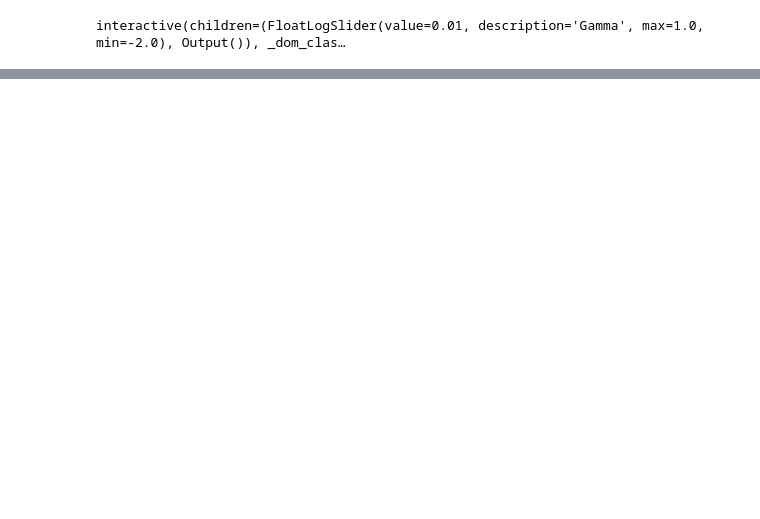
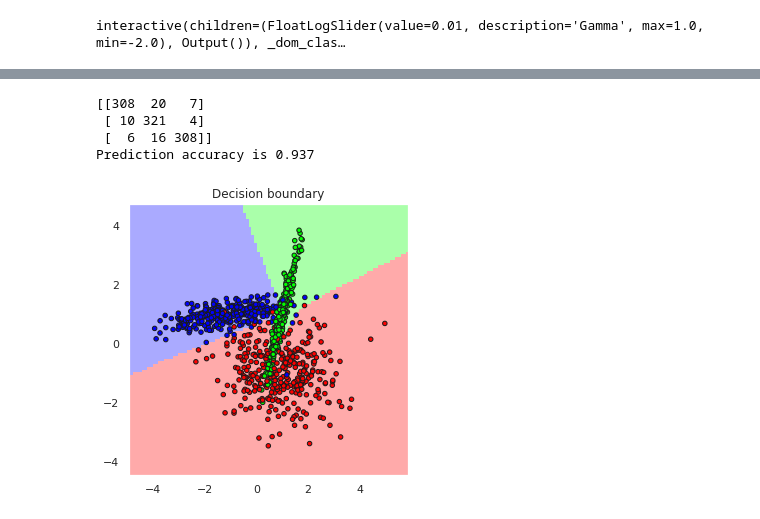
Before and after one commit to pevalisuo/AI, a Jupyter notebook: AI_Book/machinelearning.ipynb, the cells around one changed output, grey strips where cells are left out. Saved outputs shown, nothing was run; the diff lists cells and outputs as text; code cells hidden in the pictures; blank space fills up the shorter version.

Commit message:
Updated neural network part

```diff
--- a/AI_Book/machinelearning.ipynb
+++ b/AI_Book/machinelearning.ipynb
@@ -350,0 +402,28 @@ TBD
+# %%
+from sklearn.neural_network import MLPClassifier
+from sklearn import datasets
+
+# Make a random 3-class classification problem, with 1000 samples and 2 features
+X,y=data=datasets.make_classification(n_samples=1000, n_features=2, n_classes=3, random_state=2,
+                                  n_clusters_per_class=1, n_informative=2, n_redundant=0)
+
+# Create a multilayer perceptron classifier with 10 and 6 perceptrons in hidden layer
+predictor = MLPClassifier(hidden_layer_sizes=(10,6), max_iter=1000)
+predictor.fit(X=X, y=y)
+classes = predictor.predict(X)
+
+# Assess the accuracy of the classifier
+accuracy = accuracy_score(y_true=y, y_pred=classes)
+M=confusion_matrix(y, classes)
+# %%
+
+# Plot the results and decision boundaries
+print(M)
+print("Prediction accuracy is", accuracy)
+plotDB(predictor, X=X, y=y, figsize=(5,5))
+# %% [output]
+[[308  20   7]
+ [ 10 321   4]
+ [  6  16 308]]
+Prediction accuracy is 0.937
+[figure, added]
```
Also changed, not shown: parts of 23 cells of this notebook, 12 other files.
